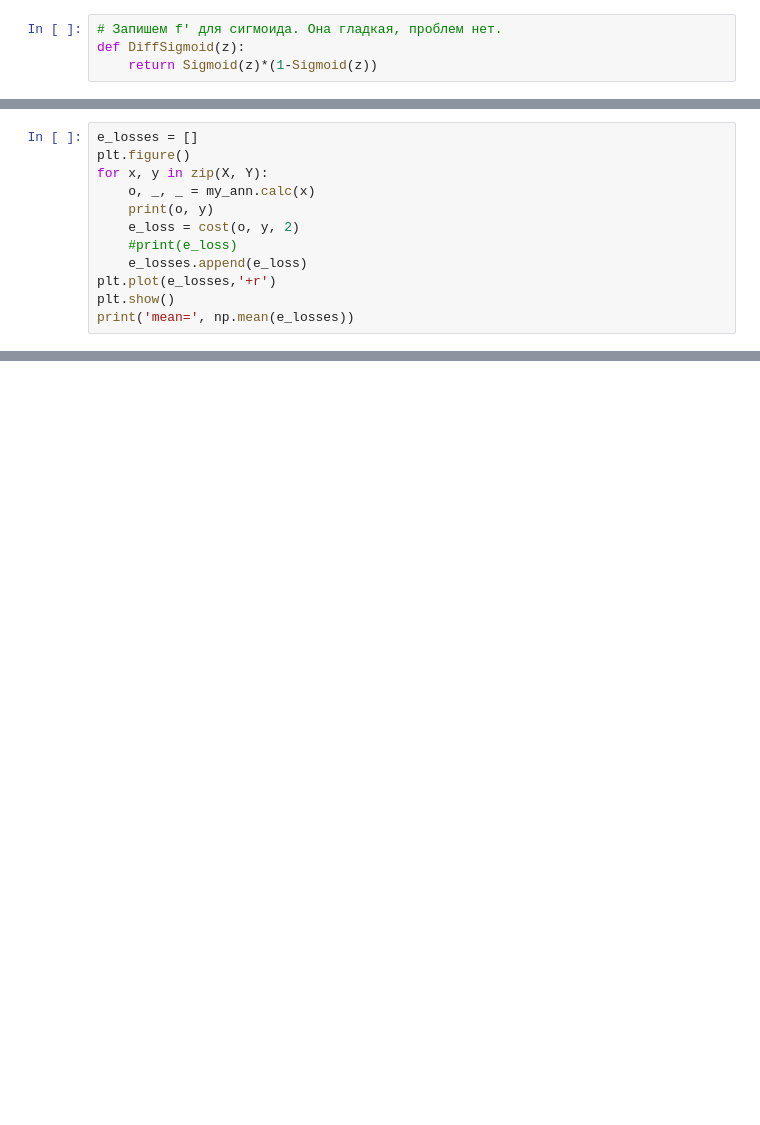
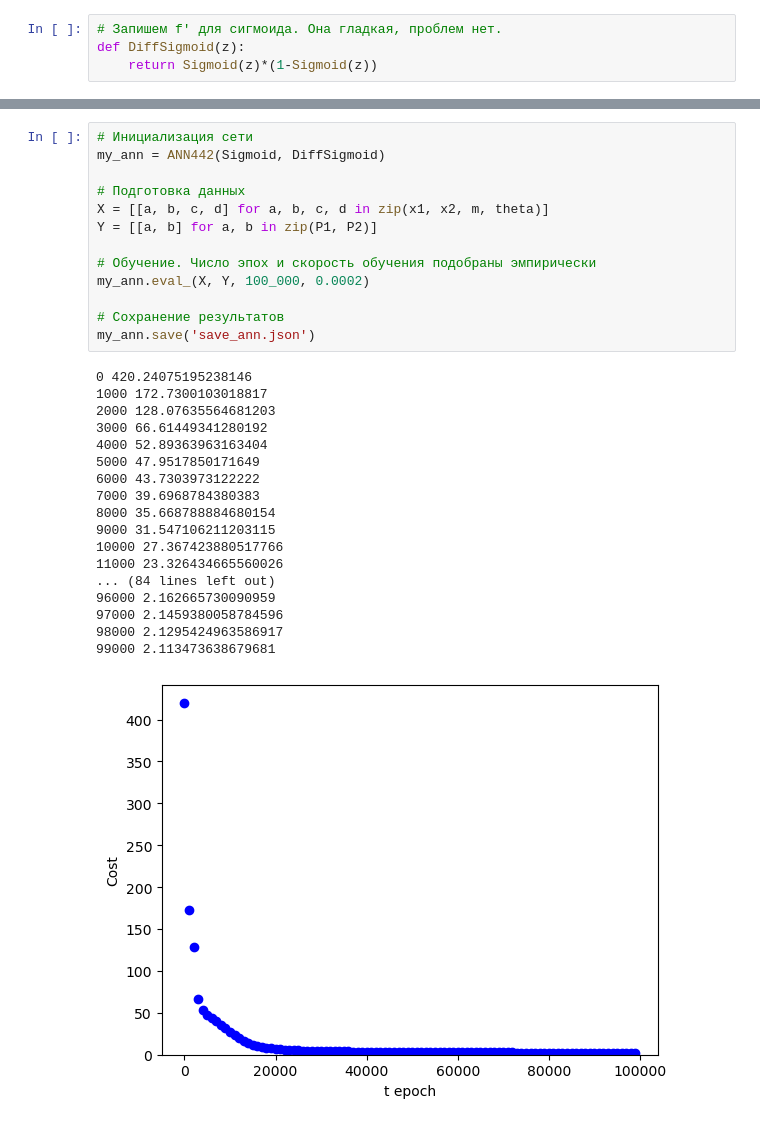
Before and after one commit to LAstroNomer/My_ANN_specprac, a Jupyter notebook: My_ANN.ipynb, the cells around one changed output, grey strips where cells are left out. Cells and saved outputs as stored; diff of their text form; blank space fills up the shorter version.

```diff
--- a/My_ANN.ipynb
+++ b/My_ANN.ipynb
@@ -250,12 +89,0 @@ my_ann.save('save_ann.json')
-# %%
-e_losses = []
-plt.figure()
-for x, y in zip(X, Y):
-    o, _, _ = my_ann.calc(x)
-    print(o, y)
-    e_loss = cost(o, y, 2)
-    #print(e_loss)
-    e_losses.append(e_loss)
-plt.plot(e_losses,'+r')
-plt.show()
-print('mean=', np.mean(e_losses))
@@ -281,0 +236,32 @@ mean= 0.056626463748407185
+# %%
+# Инициализация сети
+my_ann = ANN442(Sigmoid, DiffSigmoid)
+
+# Подготовка данных
+X = [[a, b, c, d] for a, b, c, d in zip(x1, x2, m, theta)]
+Y = [[a, b] for a, b in zip(P1, P2)]
+
+# Обучение. Число эпох и скорость обучения подобраны эмпирически
+my_ann.eval_(X, Y, 100_000, 0.0002)
+
+# Сохранение результатов
+my_ann.save('save_ann.json')
+# %% [output]
+0 420.24075195238146
+1000 172.7300103018817
+2000 128.07635564681203
+3000 66.61449341280192
+4000 52.89363963163404
+5000 47.9517850171649
+6000 43.7303973122222
+7000 39.6968784380383
+8000 35.668788884680154
+9000 31.547106211203115
+10000 27.367423880517766
+11000 23.326434665560026
+... (84 lines left out)
+96000 2.162665730090959
+97000 2.1459380058784596
+98000 2.1295424963586917
+99000 2.113473638679681
+[figure, added]
```
Also changed, not shown: parts of 7 cells of this notebook.
